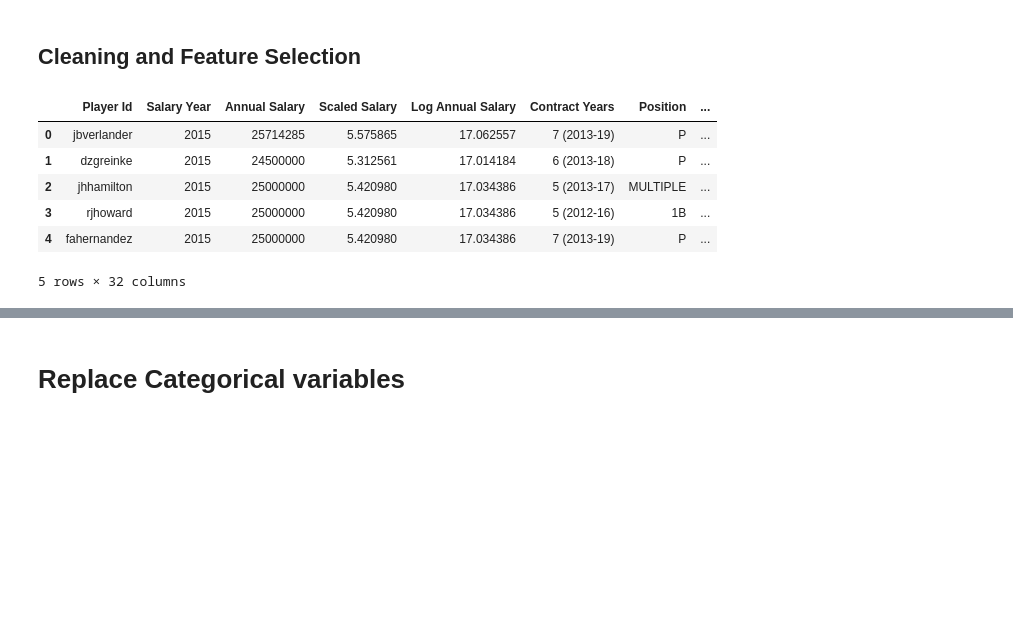
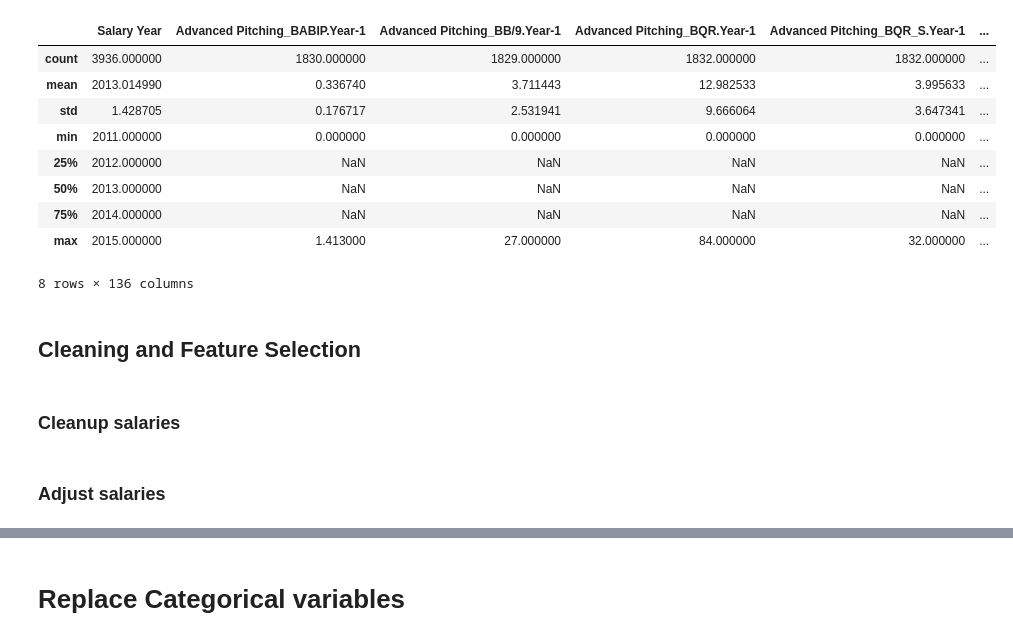
Before and after one commit to natereed/predicting-team-wins-and-player-salaries, a Jupyter notebook: Model.ipynb, the cells around one changed output, grey strips where cells are left out. Cells and saved outputs as stored; diff of their text form; code cells hidden in the pictures; blank space fills up the shorter version.

```diff
--- a/Model.ipynb
+++ b/Model.ipynb
@@ -7,2 +16,17 @@ df = pd.read_csv(os.path.join("data", "db", "Observations.csv"))
+# %%
+df.describe()
+# %% [output]
+|  | Salary Year | Advanced Pitching_BABIP.Year-1 | Advanced Pitching_BB/9.Year-1 | Advanced Pitching_BQR.Year-1 | Advanced Pitching_BQR_S.Year-1 | ... |
+| count | 3936.000000 | 1830.000000 | 1829.000000 | 1832.000000 | 1832.000000 | ... |
+| mean | 2013.014990 | 0.336740 | 3.711443 | 12.982533 | 3.995633 | ... |
+| std | 1.428705 | 0.176717 | 2.531941 | 9.666064 | 3.647341 | ... |
+| min | 2011.000000 | 0.000000 | 0.000000 | 0.000000 | 0.000000 | ... |
+| 25% | 2012.000000 | NaN | NaN | NaN | NaN | ... |
+| 50% | 2013.000000 | NaN | NaN | NaN | NaN | ... |
+| 75% | 2014.000000 | NaN | NaN | NaN | NaN | ... |
+| max | 2015.000000 | 1.413000 | 27.000000 | 84.000000 | 32.000000 | ... |
+8 rows × 136 columns
 # %% [markdown]
 ## Cleaning and Feature Selection
+# %% [markdown]
+### Cleanup salaries
@@ -9,8 +37,6 @@ df = pd.read_csv(os.path.join("data", "db", "Observations.csv"))
+# %% [markdown]
+### Adjust salaries
 # %%
-df['Annual Salary'] = df['Annual Salary'].str.replace("$", "")
-df['Annual Salary'] = df['Annual Salary'].str.replace(",", "")
-df['Annual Salary'] = pd.to_numeric(df['Annual Salary'])
-df['Log Annual Salary'] = np.log(df['Annual Salary'])
 #df.head()
 
 # Average Player Salary by year
@@ -21,41 +47,8 @@ avg_player_salaries_df = average_player_salaries.reset_index()
 avg_player_salaries_df.columns = ['Salary Year', 'Average Annual Player Salary']
 df = pd.merge(df, avg_player_salaries_df, on='Salary Year')
 
-# Adjust salaries by the average annual salary in that year, to account for inflation
-df['Scaled Salary'] = df['Annual Salary'] / df['Average Annual Player Salary']
+# Adjust salaries by the average annual salary in that year, to adjust for inflation
+df['Adjusted Salary'] = df['Annual Salary'] / df['Average Annual Player Salary']
 
-# Pitching metrics
-# Wins per Inning Pitched. This might be more useful than wins alone.
-df['Pitching_Career_WPIP'] = df['Pitching_Career_W'] / df['Pitching_Career_IP']
-
-# Starter or reliever? Games Started Per Full Games Played
-df['Pitching_Career_GSPFGP']= df['Pitching_Career_GS'] * 9 / df['Pitching_Career_IP']
-df.head()
-
-# Set position to prior year's
-df['Position'] = df['Fielding_POS.1.Year-1']
-
-# Add categorical value for multiple positions
-df.loc[df['Num Positions.Year-1'] > 1, ('Position')] = 'MULTIPLE'
-
-# Subset columns
-df = pd.DataFrame(df, columns=['Player Id', 'Salary Year', 'Annual Salary', 'Scaled Salary',
-                               'Log Annual Salary', 'Contract Years', 'Position',
-                               'Batting_Career_Num_Seasons', 'Batting_Career_G', 'Batting_Career_AVG',
-                               'Batting_Career_PSN', 'Batting_Career_SB', 'Batting_Career_HR',
-                               'Batting_Career_RBI',
-                               'Pitching_Career_Num_Seasons', 'Pitching_Career_G', 'Pitching_Career_ER',
-                               'Pitching_Career_ERA', 'Pitching_Career_IP', 'Pitching_Career_SO',
-                               'Pitching_Career_SHO', 'Pitching_Career_W', 'Pitching_Career_L',
-                               'Pitching_Career_WPIP', 'Pitching_Career_GS', 'Pitching_Career_GSPFGP',
-                               'Fielding_Career_Num_Seasons', 'Fielding_Career_G', 'Fielding_Career_FPCT',
-                               'Fielding_Career_A', 'Fielding_Career_PO', 'Fielding_Career_E'])
-df.head()
+# This could be useful:
+df['Log Adjusted Salary'] = np.log(df['Adjusted Salary'])
-# %% [output]
-|  | Player Id | Salary Year | Annual Salary | Scaled Salary | Log Annual Salary | Contract Years | Position | ... |
-| 0 | jbverlander | 2015 | 25714285 | 5.575865 | 17.062557 | 7 (2013-19) | P | ... |
-| 1 | dzgreinke | 2015 | 24500000 | 5.312561 | 17.014184 | 6 (2013-18) | P | ... |
-| 2 | jhhamilton | 2015 | 25000000 | 5.420980 | 17.034386 | 5 (2013-17) | MULTIPLE | ... |
-| 3 | rjhoward | 2015 | 25000000 | 5.420980 | 17.034386 | 5 (2012-16) | 1B | ... |
-| 4 | fahernandez | 2015 | 25000000 | 5.420980 | 17.034386 | 7 (2013-19) | P | ... |
-5 rows × 32 columns
```
Also changed, not shown: parts of 35 cells of this notebook, 12 other files.
